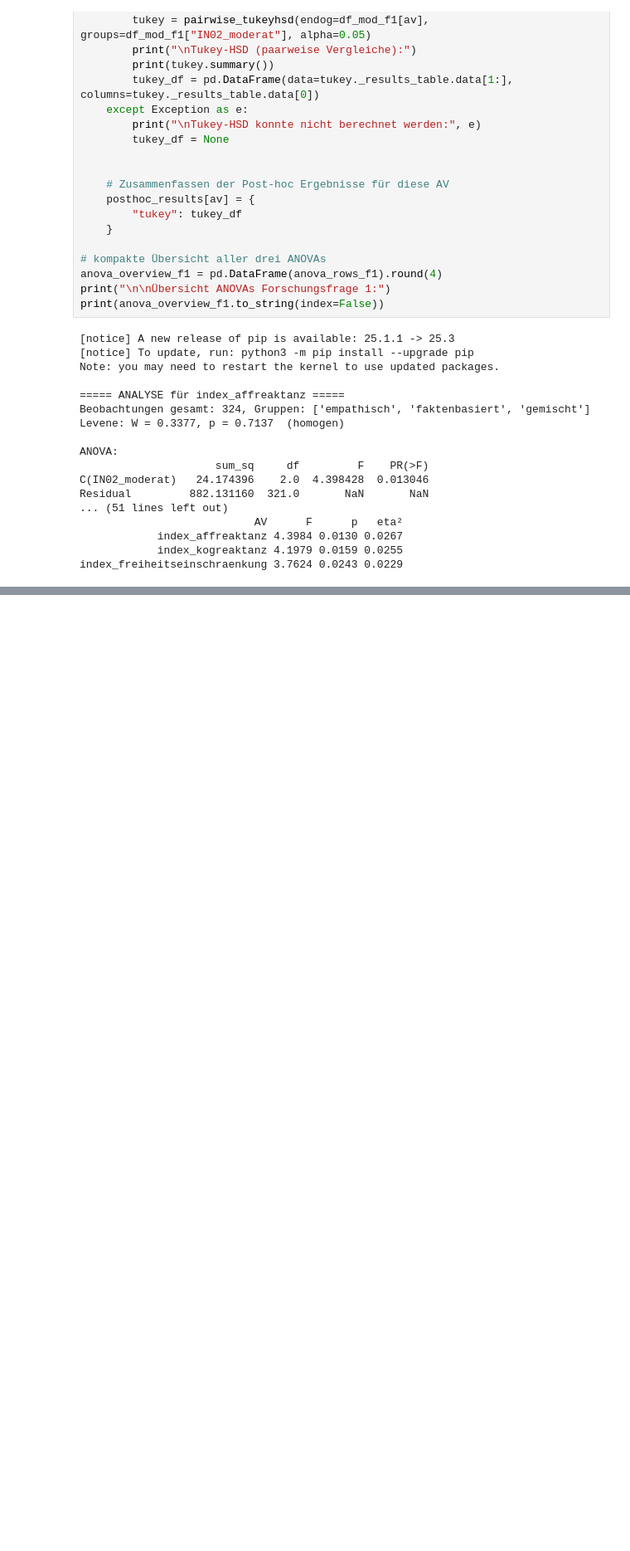
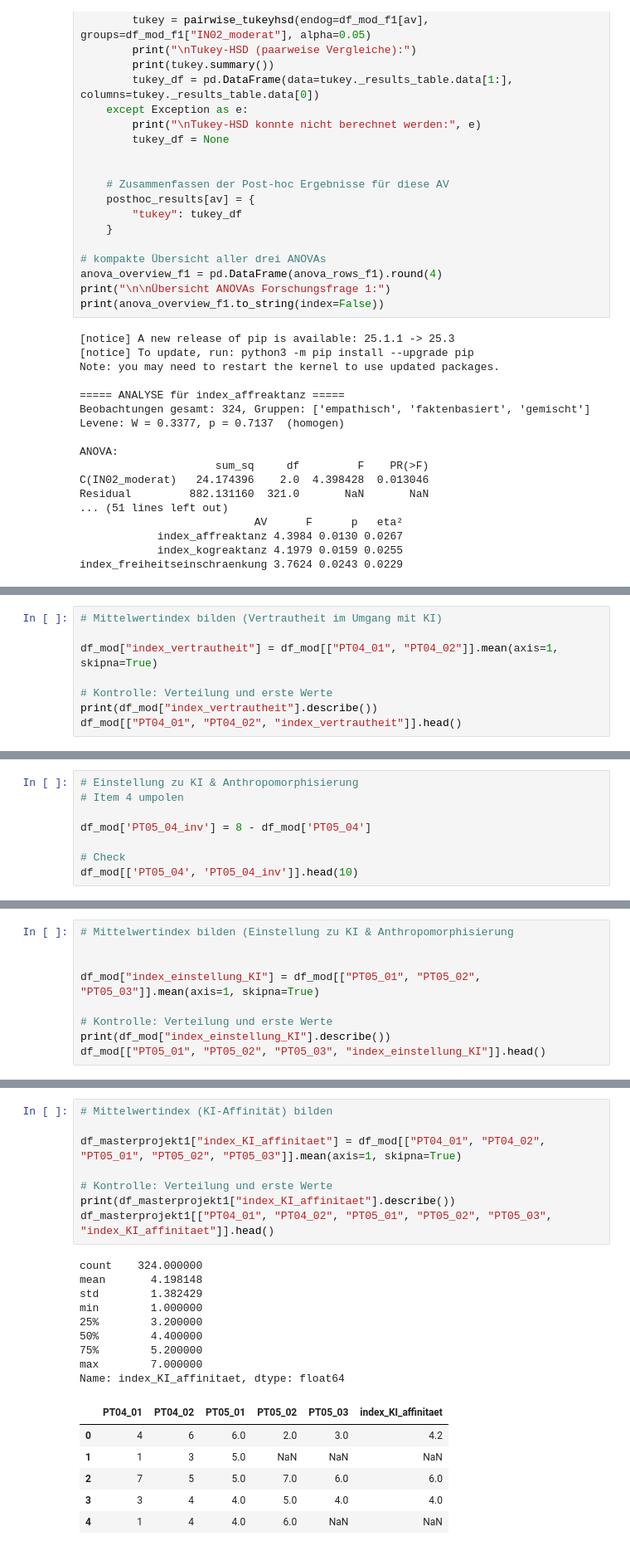
Before and after one commit to lara-polat/KI_Demokratie, a Jupyter notebook: analysis_ki_demokratie.ipynb, the cells around one changed output, grey strips where cells are left out. Shown at 83% size. Cells and saved outputs as stored; diff of their text form; blank space fills up the shorter version.

```diff
--- a/analysis_ki_demokratie.ipynb
+++ b/analysis_ki_demokratie.ipynb
@@ -3190,0 +3203,8 @@ faktenbasiert      gemischt   0.2477 0.2811  -0.135 0.6304  False
+# %%
+# Mittelwertindex bilden (Vertrautheit im Umgang mit KI)
+
+df_mod["index_vertrautheit"] = df_mod[["PT04_01", "PT04_02"]].mean(axis=1, skipna=True)
+
+# Kontrolle: Verteilung und erste Werte
+print(df_mod["index_vertrautheit"].describe())
+df_mod[["PT04_01", "PT04_02", "index_vertrautheit"]].head()
@@ -3190,0 +3227,8 @@ faktenbasiert      gemischt   0.2477 0.2811  -0.135 0.6304  False
+# %%
+# Einstellung zu KI & Anthropomorphisierung
+# Item 4 umpolen
+
+df_mod['PT05_04_inv'] = 8 - df_mod['PT05_04']
+
+# Check
+df_mod[['PT05_04', 'PT05_04_inv']].head(10)
@@ -3190,0 +3299,9 @@ faktenbasiert      gemischt   0.2477 0.2811  -0.135 0.6304  False
+# %%
+# Mittelwertindex bilden (Einstellung zu KI & Anthropomorphisierung
+
+
+df_mod["index_einstellung_KI"] = df_mod[["PT05_01", "PT05_02", "PT05_03"]].mean(axis=1, skipna=True)
+
+# Kontrolle: Verteilung und erste Werte
+print(df_mod["index_einstellung_KI"].describe())
+df_mod[["PT05_01", "PT05_02", "PT05_03", "index_einstellung_KI"]].head()
@@ -3190,0 +3349,24 @@ faktenbasiert      gemischt   0.2477 0.2811  -0.135 0.6304  False
+# %%
+# Mittelwertindex (KI-Affinität) bilden
+
+df_masterprojekt1["index_KI_affinitaet"] = df_mod[["PT04_01", "PT04_02", "PT05_01", "PT05_02", "PT05_03"]].mean(axis=1, skipna=True)
+
+# Kontrolle: Verteilung und erste Werte
+print(df_masterprojekt1["index_KI_affinitaet"].describe())
+df_masterprojekt1[["PT04_01", "PT04_02", "PT05_01", "PT05_02", "PT05_03", "index_KI_affinitaet"]].head()
+# %% [output]
+count    324.000000
+mean       4.198148
+std        1.382429
+min        1.000000
+25%        3.200000
+50%        4.400000
+75%        5.200000
+max        7.000000
+Name: index_KI_affinitaet, dtype: float64
+|  | PT04_01 | PT04_02 | PT05_01 | PT05_02 | PT05_03 | index_KI_affinitaet |
+| 0 | 4 | 6 | 6.0 | 2.0 | 3.0 | 4.2 |
+| 1 | 1 | 3 | 5.0 | NaN | NaN | NaN |
+| 2 | 7 | 5 | 5.0 | 7.0 | 6.0 | 6.0 |
+| 3 | 3 | 4 | 4.0 | 5.0 | 4.0 | 4.0 |
+| 4 | 1 | 4 | 4.0 | 6.0 | NaN | NaN |
```
Also changed, not shown: parts of 21 cells of this notebook.
